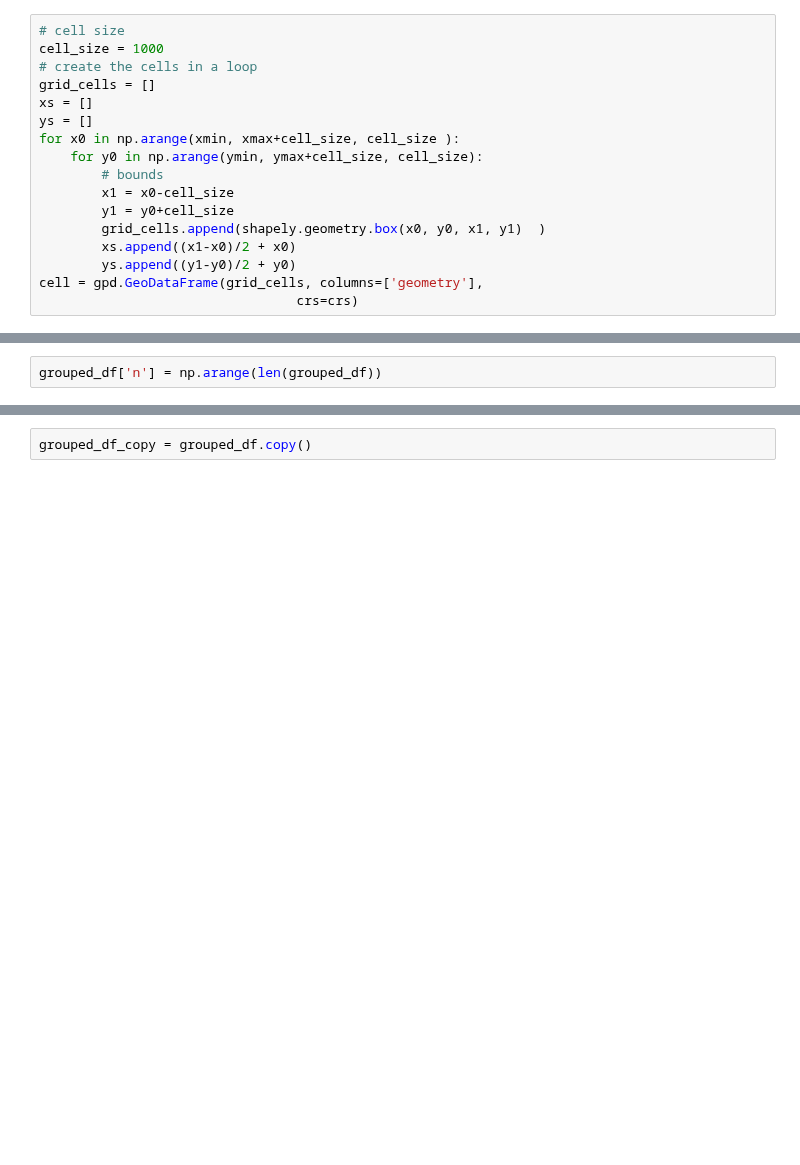
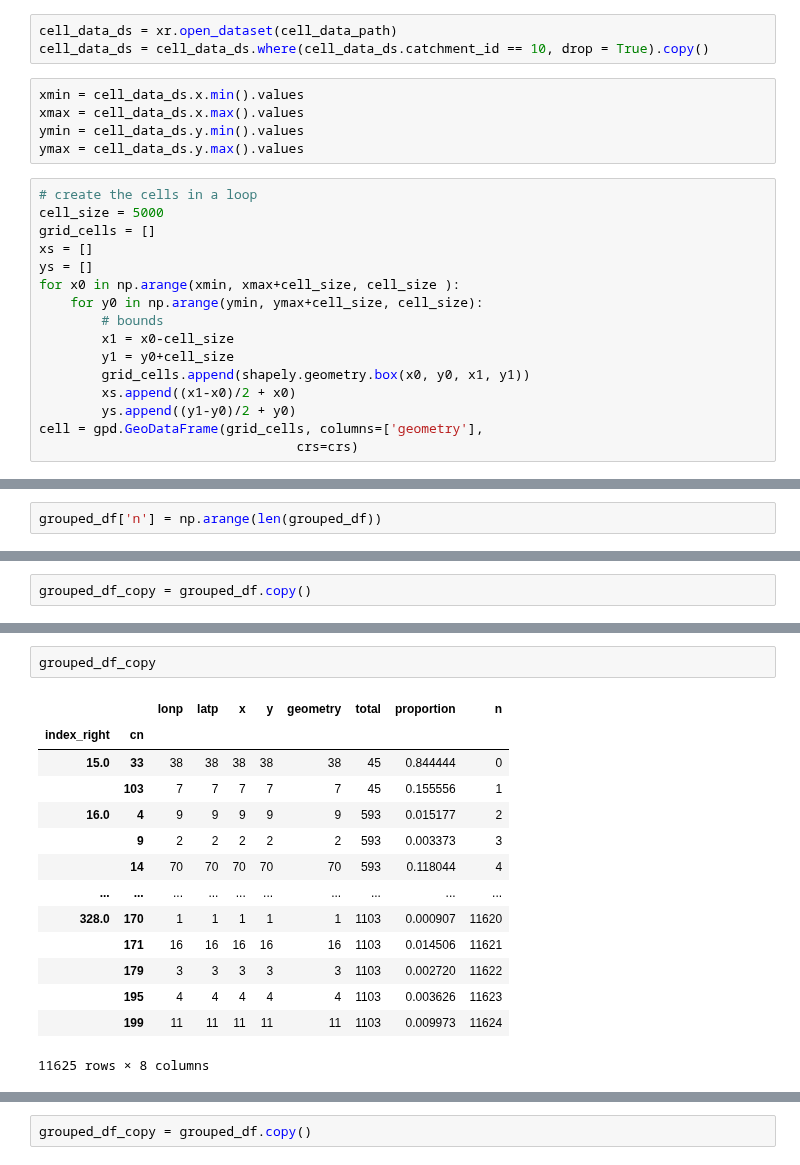
Before and after one commit to jacobqs/MST-Himalaya, a Jupyter notebook: notebooks/topo.ipynb, the cells around one changed output, grey strips where cells are left out. Cells and saved outputs as stored; diff of their text form; blank space fills up the shorter version.

```diff
--- a/notebooks/topo.ipynb
+++ b/notebooks/topo.ipynb
@@ -84,10 +329,17 @@ crs = '+proj=utm +zone=45 +ellps=WGS84 +datum=WGS84 +units=m +no_defs'
 gdf = gpd.GeoDataFrame(df, geometry = gpd.points_from_xy(df.x, df.y),
                        crs = crs)
 xmin, ymin, xmax, ymax = gdf.total_bounds
+# %%
+cell_data_ds = xr.open_dataset(cell_data_path)
+cell_data_ds = cell_data_ds.where(cell_data_ds.catchment_id == 10, drop = True).copy()
+# %%
+xmin = cell_data_ds.x.min().values
+xmax = cell_data_ds.x.max().values
+ymin = cell_data_ds.y.min().values
+ymax = cell_data_ds.y.max().values
 # %%
-# cell size
-cell_size = 1000
 # create the cells in a loop
+cell_size = 5000
 grid_cells = []
 xs = []
 ys = []
@@ -96,7 +348,7 @@ for x0 in np.arange(xmin, xmax+cell_size, cell_size ):
         # bounds
         x1 = x0-cell_size
         y1 = y0+cell_size
-        grid_cells.append(shapely.geometry.box(x0, y0, x1, y1)  )
+        grid_cells.append(shapely.geometry.box(x0, y0, x1, y1))
         xs.append((x1-x0)/2 + x0)
         ys.append((y1-y0)/2 + y0)
 cell = gpd.GeoDataFrame(grid_cells, columns=['geometry'],
@@ -145,0 +397,2 @@ grouped_df
+# %%
+grouped_df_copy = grouped_df.copy()
@@ -146 +419,18 @@ grouped_df
+# %%
+grouped_df_copy
+# %% [output]
+|  |  | lonp | latp | x | y | geometry | total | proportion | n |
+| index_right | cn |  |  |  |  |  |  |  |  |
+| 15.0 | 33 | 38 | 38 | 38 | 38 | 38 | 45 | 0.844444 | 0 |
+|  | 103 | 7 | 7 | 7 | 7 | 7 | 45 | 0.155556 | 1 |
+| 16.0 | 4 | 9 | 9 | 9 | 9 | 9 | 593 | 0.015177 | 2 |
+|  | 9 | 2 | 2 | 2 | 2 | 2 | 593 | 0.003373 | 3 |
+|  | 14 | 70 | 70 | 70 | 70 | 70 | 593 | 0.118044 | 4 |
+| ... | ... | ... | ... | ... | ... | ... | ... | ... | ... |
+| 328.0 | 170 | 1 | 1 | 1 | 1 | 1 | 1103 | 0.000907 | 11620 |
+|  | 171 | 16 | 16 | 16 | 16 | 16 | 1103 | 0.014506 | 11621 |
+|  | 179 | 3 | 3 | 3 | 3 | 3 | 1103 | 0.002720 | 11622 |
+|  | 195 | 4 | 4 | 4 | 4 | 4 | 1103 | 0.003626 | 11623 |
+|  | 199 | 11 | 11 | 11 | 11 | 11 | 1103 | 0.009973 | 11624 |
+11625 rows × 8 columns
 # %%
```
Also changed, not shown: parts of 46 cells of this notebook.
